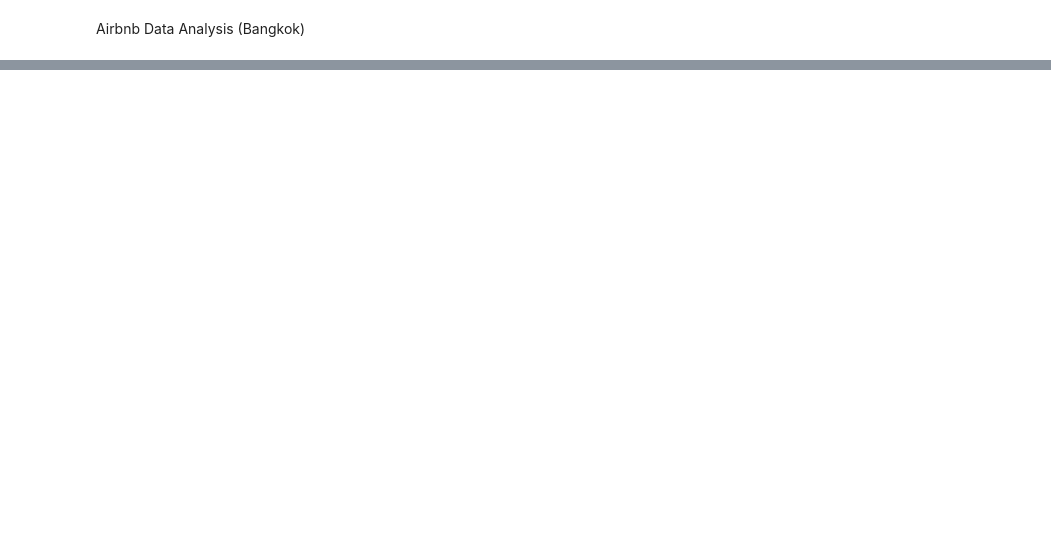
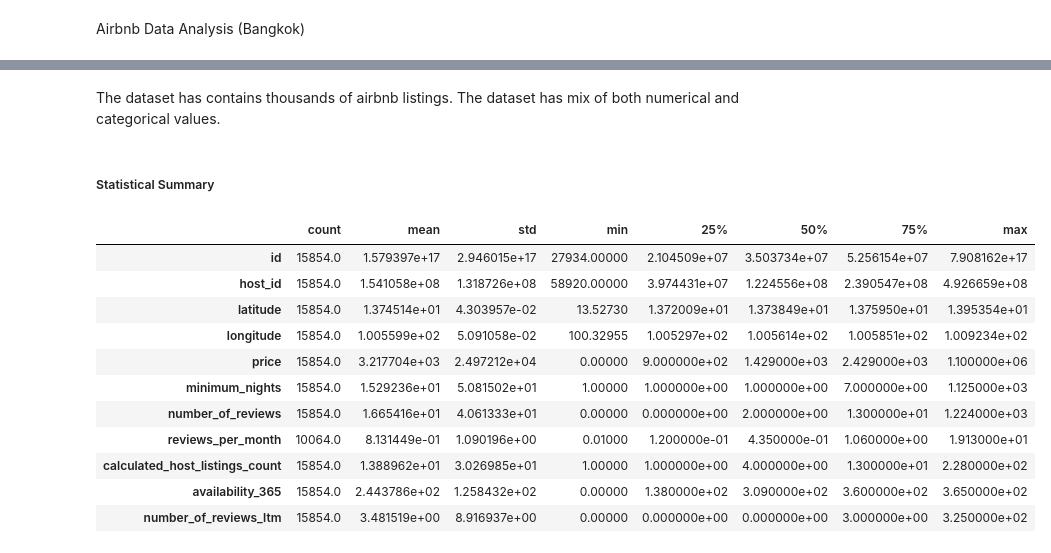
Before and after one commit to sg-333/Airbnb-DA, a Jupyter notebook: project.ipynb, the cells around one changed output, grey strips where cells are left out. Cells and saved outputs as stored; diff of their text form; code cells hidden in the pictures; blank space fills up the shorter version.

```diff
--- a/project.ipynb
+++ b/project.ipynb
@@ -46,0 +94,20 @@ df.tail()
+# %% [markdown]
+The dataset has contains thousands of airbnb listings.
+The dataset has mix of both numerical and categorical values.
+# %% [markdown]
+##### Statistical Summary
+# %%
+df.describe().T # T - transpose matrix (row to col, col to rows)
+# %% [output]
+|  | count | mean | std | min | 25% | 50% | 75% | max |
+| id | 15854.0 | 1.579397e+17 | 2.946015e+17 | 27934.00000 | 2.104509e+07 | 3.503734e+07 | 5.256154e+07 | 7.908162e+17 |
+| host_id | 15854.0 | 1.541058e+08 | 1.318726e+08 | 58920.00000 | 3.974431e+07 | 1.224556e+08 | 2.390547e+08 | 4.926659e+08 |
+| latitude | 15854.0 | 1.374514e+01 | 4.303957e-02 | 13.52730 | 1.372009e+01 | 1.373849e+01 | 1.375950e+01 | 1.395354e+01 |
+| longitude | 15854.0 | 1.005599e+02 | 5.091058e-02 | 100.32955 | 1.005297e+02 | 1.005614e+02 | 1.005851e+02 | 1.009234e+02 |
+| price | 15854.0 | 3.217704e+03 | 2.497212e+04 | 0.00000 | 9.000000e+02 | 1.429000e+03 | 2.429000e+03 | 1.100000e+06 |
+| minimum_nights | 15854.0 | 1.529236e+01 | 5.081502e+01 | 1.00000 | 1.000000e+00 | 1.000000e+00 | 7.000000e+00 | 1.125000e+03 |
+| number_of_reviews | 15854.0 | 1.665416e+01 | 4.061333e+01 | 0.00000 | 0.000000e+00 | 2.000000e+00 | 1.300000e+01 | 1.224000e+03 |
+| reviews_per_month | 10064.0 | 8.131449e-01 | 1.090196e+00 | 0.01000 | 1.200000e-01 | 4.350000e-01 | 1.060000e+00 | 1.913000e+01 |
+| calculated_host_listings_count | 15854.0 | 1.388962e+01 | 3.026985e+01 | 1.00000 | 1.000000e+00 | 4.000000e+00 | 1.300000e+01 | 2.280000e+02 |
+| availability_365 | 15854.0 | 2.443786e+02 | 1.258432e+02 | 0.00000 | 1.380000e+02 | 3.090000e+02 | 3.600000e+02 | 3.650000e+02 |
+| number_of_reviews_ltm | 15854.0 | 3.481519e+00 | 8.916937e+00 | 0.00000 | 0.000000e+00 | 0.000000e+00 | 3.000000e+00 | 3.250000e+02 |
```
Also changed, not shown: parts of 15 cells of this notebook.
